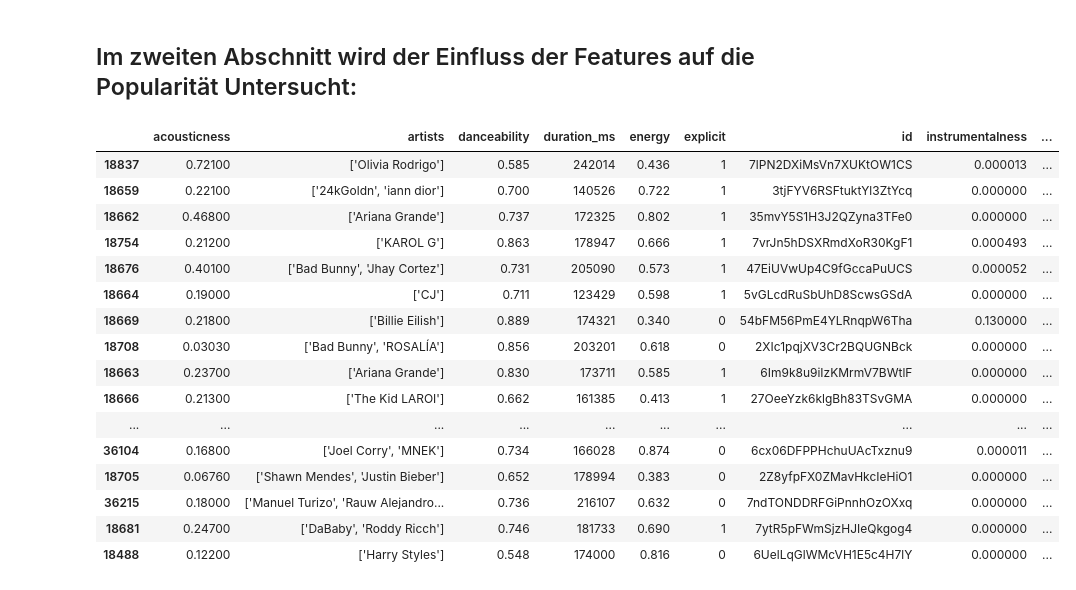
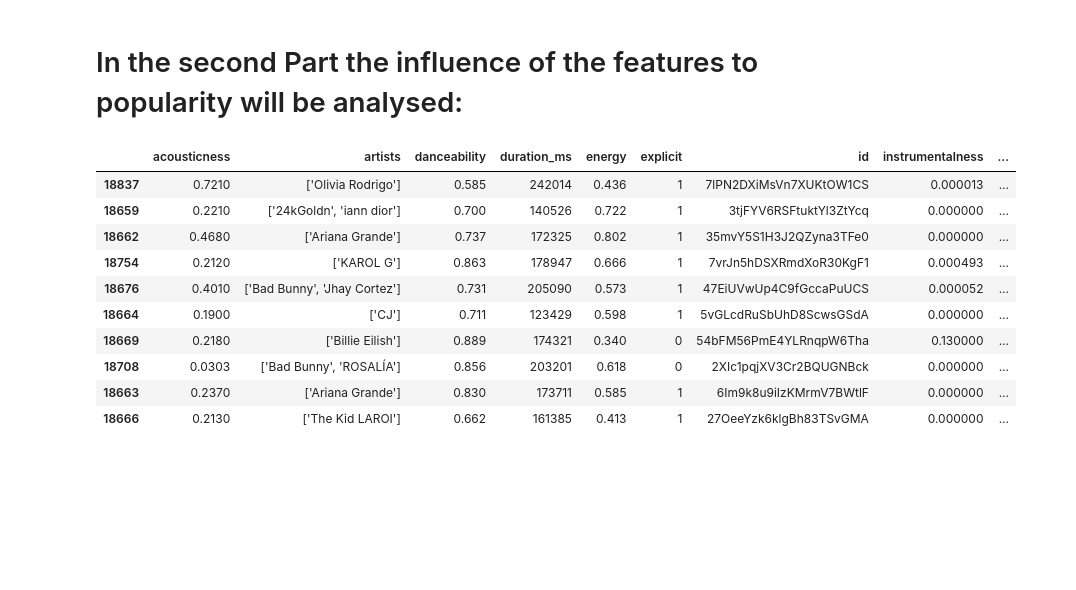
Before and after one commit to Taraman12/Spotify-Mining, a Jupyter notebook: EDA.ipynb, the cells around one changed output. Saved outputs shown, nothing was run; the diff lists cells and outputs as text; code cells hidden in the pictures; blank space fills up the shorter version.

```diff
--- a/EDA.ipynb
+++ b/EDA.ipynb
@@ -245,26 +221,20 @@ array([[<AxesSubplot:title={'center':'acousticness'}>,
 # %%
 df_cleaned_tempo.to_csv('data_cleaned.csv', index=False)
-# %% [markdown]
-## Im zweiten Abschnitt wird der Einfluss der Features auf die Popularität Untersucht:
+# %% [markdown]
+# In the second Part the influence of the features to popularity will be analysed:
 # %%
-df = pd.read_csv('data_cleaned.csv')
+data = pd.read_csv('data_cleaned.csv')
 # %%
-df.sort_values(by='popularity',ascending=False).head(30)
+data.sort_values(by='popularity',ascending=False).head(10)
 # %% [output]
 |  | acousticness | artists | danceability | duration_ms | energy | explicit | id | instrumentalness | ... |
-| 18837 | 0.72100 | ['Olivia Rodrigo'] | 0.585 | 242014 | 0.436 | 1 | 7lPN2DXiMsVn7XUKtOW1CS | 0.000013 | ... |
-| 18659 | 0.22100 | ['24kGoldn', 'iann dior'] | 0.700 | 140526 | 0.722 | 1 | 3tjFYV6RSFtuktYl3ZtYcq | 0.000000 | ... |
-| 18662 | 0.46800 | ['Ariana Grande'] | 0.737 | 172325 | 0.802 | 1 | 35mvY5S1H3J2QZyna3TFe0 | 0.000000 | ... |
-| 18754 | 0.21200 | ['KAROL G'] | 0.863 | 178947 | 0.666 | 1 | 7vrJn5hDSXRmdXoR30KgF1 | 0.000493 | ... |
-| 18676 | 0.40100 | ['Bad Bunny', 'Jhay Cortez'] | 0.731 | 205090 | 0.573 | 1 | 47EiUVwUp4C9fGccaPuUCS | 0.000052 | ... |
-| 18664 | 0.19000 | ['CJ'] | 0.711 | 123429 | 0.598 | 1 | 5vGLcdRuSbUhD8ScwsGSdA | 0.000000 | ... |
-| 18669 | 0.21800 | ['Billie Eilish'] | 0.889 | 174321 | 0.340 | 0 | 54bFM56PmE4YLRnqpW6Tha | 0.130000 | ... |
-| 18708 | 0.03030 | ['Bad Bunny', 'ROSALÍA'] | 0.856 | 203201 | 0.618 | 0 | 2XIc1pqjXV3Cr2BQUGNBck | 0.000000 | ... |
-| 18663 | 0.23700 | ['Ariana Grande'] | 0.830 | 173711 | 0.585 | 1 | 6Im9k8u9iIzKMrmV7BWtlF | 0.000000 | ... |
-| 18666 | 0.21300 | ['The Kid LAROI'] | 0.662 | 161385 | 0.413 | 1 | 27OeeYzk6klgBh83TSvGMA | 0.000000 | ... |
-| ... | ... | ... | ... | ... | ... | ... | ... | ... | ... |
-| 36104 | 0.16800 | ['Joel Corry', 'MNEK'] | 0.734 | 166028 | 0.874 | 0 | 6cx06DFPPHchuUAcTxznu9 | 0.000011 | ... |
-| 18705 | 0.06760 | ['Shawn Mendes', 'Justin Bieber'] | 0.652 | 178994 | 0.383 | 0 | 2Z8yfpFX0ZMavHkcIeHiO1 | 0.000000 | ... |
-| 36215 | 0.18000 | ['Manuel Turizo', 'Rauw Alejandro... | 0.736 | 216107 | 0.632 | 0 | 7ndTONDDRFGiPnnhOzOXxq | 0.000000 | ... |
-| 18681 | 0.24700 | ['DaBaby', 'Roddy Ricch'] | 0.746 | 181733 | 0.690 | 1 | 7ytR5pFWmSjzHJIeQkgog4 | 0.000000 | ... |
-| 18488 | 0.12200 | ['Harry Styles'] | 0.548 | 174000 | 0.816 | 0 | 6UelLqGlWMcVH1E5c4H7lY | 0.000000 | ... |
+| 18837 | 0.7210 | ['Olivia Rodrigo'] | 0.585 | 242014 | 0.436 | 1 | 7lPN2DXiMsVn7XUKtOW1CS | 0.000013 | ... |
+| 18659 | 0.2210 | ['24kGoldn', 'iann dior'] | 0.700 | 140526 | 0.722 | 1 | 3tjFYV6RSFtuktYl3ZtYcq | 0.000000 | ... |
+| 18662 | 0.4680 | ['Ariana Grande'] | 0.737 | 172325 | 0.802 | 1 | 35mvY5S1H3J2QZyna3TFe0 | 0.000000 | ... |
+| 18754 | 0.2120 | ['KAROL G'] | 0.863 | 178947 | 0.666 | 1 | 7vrJn5hDSXRmdXoR30KgF1 | 0.000493 | ... |
+| 18676 | 0.4010 | ['Bad Bunny', 'Jhay Cortez'] | 0.731 | 205090 | 0.573 | 1 | 47EiUVwUp4C9fGccaPuUCS | 0.000052 | ... |
+| 18664 | 0.1900 | ['CJ'] | 0.711 | 123429 | 0.598 | 1 | 5vGLcdRuSbUhD8ScwsGSdA | 0.000000 | ... |
+| 18669 | 0.2180 | ['Billie Eilish'] | 0.889 | 174321 | 0.340 | 0 | 54bFM56PmE4YLRnqpW6Tha | 0.130000 | ... |
+| 18708 | 0.0303 | ['Bad Bunny', 'ROSALÍA'] | 0.856 | 203201 | 0.618 | 0 | 2XIc1pqjXV3Cr2BQUGNBck | 0.000000 | ... |
+| 18663 | 0.2370 | ['Ariana Grande'] | 0.830 | 173711 | 0.585 | 1 | 6Im9k8u9iIzKMrmV7BWtlF | 0.000000 | ... |
+| 18666 | 0.2130 | ['The Kid LAROI'] | 0.662 | 161385 | 0.413 | 1 | 27OeeYzk6klgBh83TSvGMA | 0.000000 | ... |
```
Also changed, not shown: parts of 70 cells of this notebook, 9 other files.
